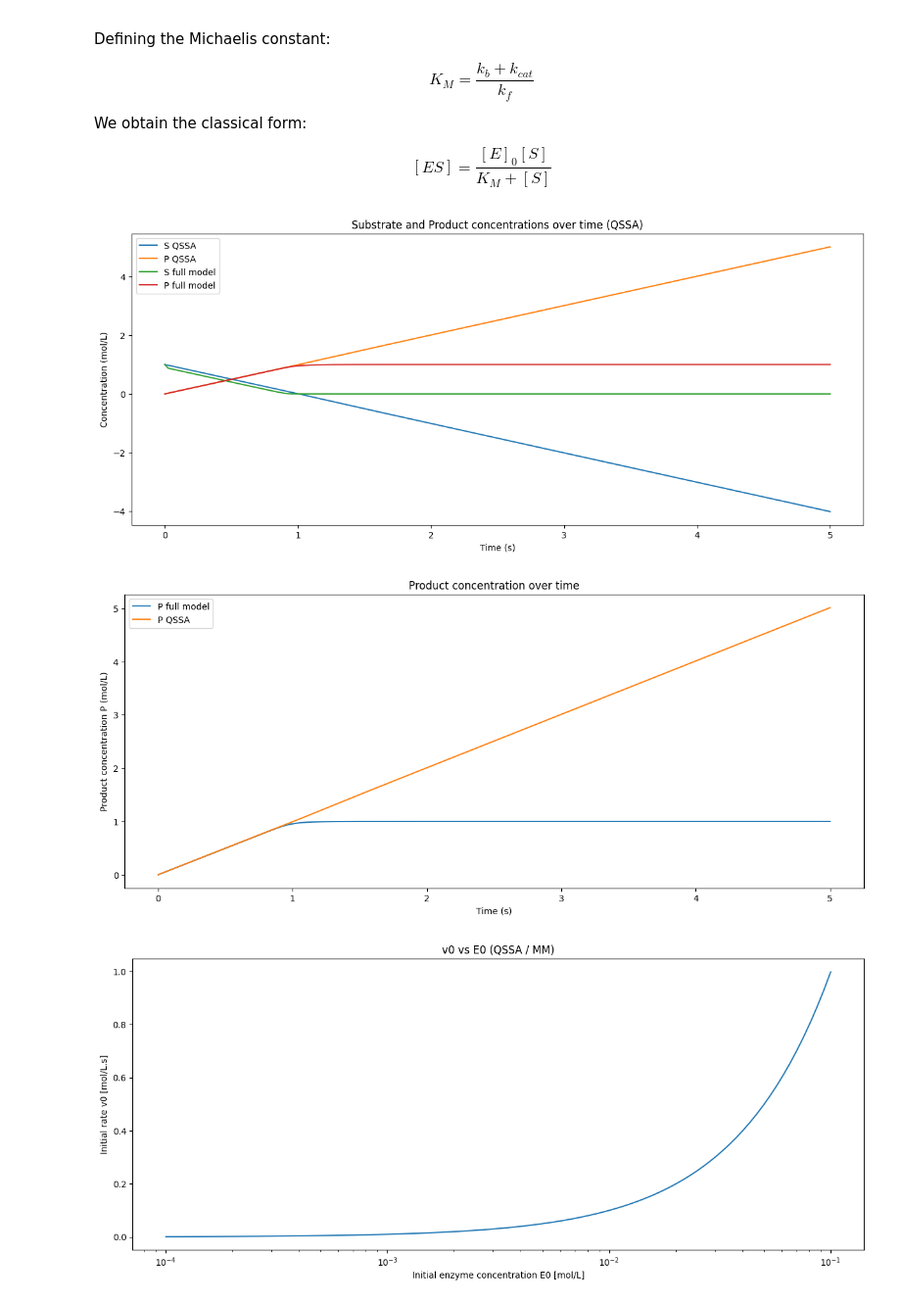
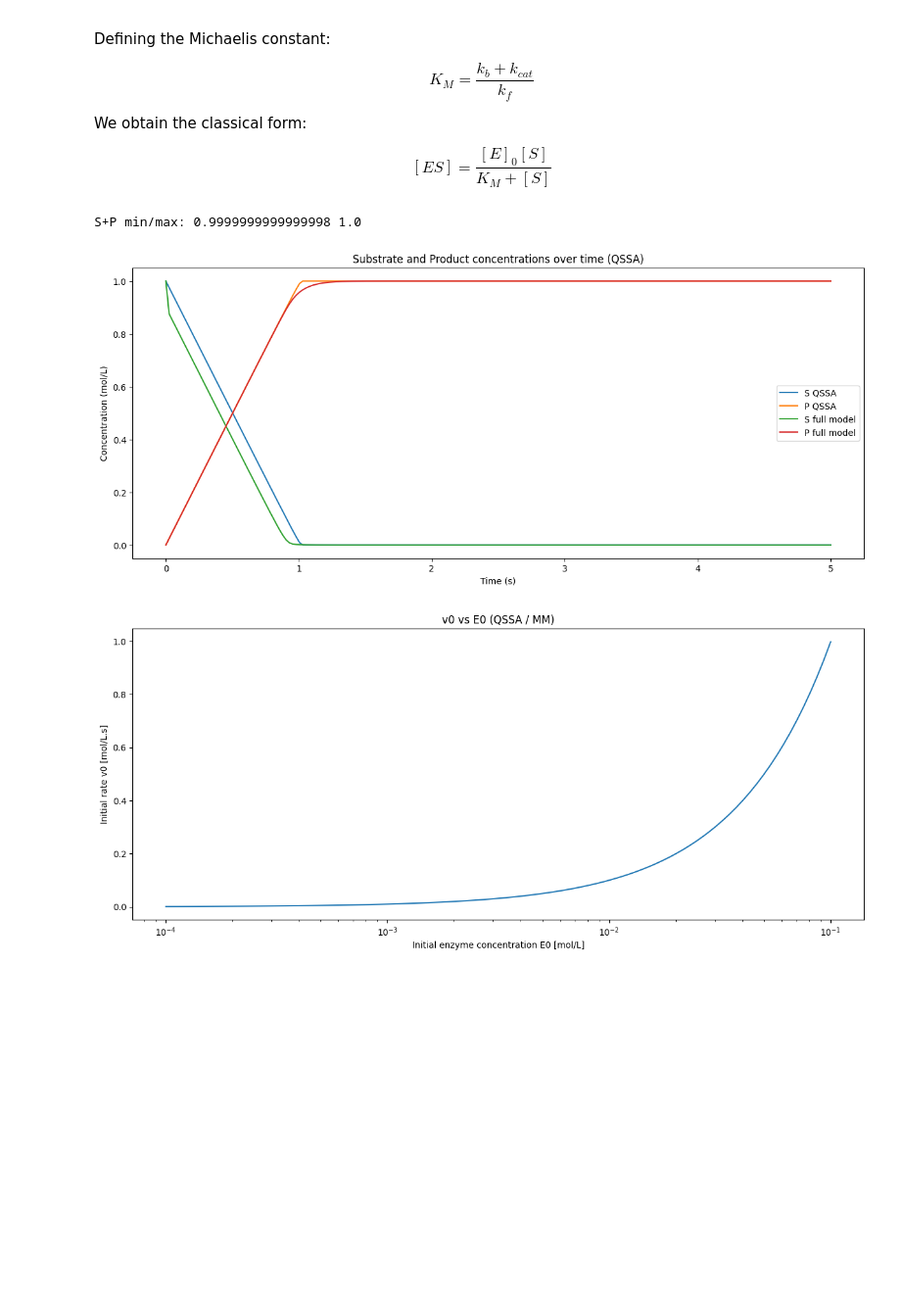
Before and after one commit to JacquesGrandjean/Bioreactor, a Jupyter notebook: Project 1/Exercice 1.ipynb, the cells around one changed output. Shown at 98% size. Cells and saved outputs as stored; diff of their text form; code cells hidden in the pictures; blank space fills up the shorter version.

```diff
--- a/Project 1/Exercice 1.ipynb
+++ b/Project 1/Exercice 1.ipynb
@@ -263,40 +263,46 @@ $$
 # %%
 #Exercice 1 d) Solve the ODE system with QSSA approximation
 
+#parameters
+kf = 1e4 #[L.mol-1.s-1]
+kb = 20 #[s-1]
+kcat = 10 #[s-1]
+
 #QSSA parameters
 Km = (kb + kcat) / kf
+
+#initial conditions
+E0 = 0.1 #[mol.L-1]
+S0 = 1 #[mol.L-1]
+ES0 = 0 #[mol.L-1]
+P0 = 0 #[mol.L-1]
 
 def qssa(t, y):
     S, P = y
     v = (kcat * E0 * S) / (Km + S)
     dSdt = -v
     dPdt = v
     return [dSdt, dPdt]
 
-solution_qssa = solve_ivp(qssa, t_span, [S0, P0], t_eval=t_eval, method='RK45')
+solution_qssa = solve_ivp(qssa, t_span, [S0, P0], t_eval=t_eval, method='BDF')
 S_qssa, P_qssa = solution_qssa.y
 t_qssa = solution_qssa.t
 
-#plotting the results
+#Conservation check
+SP_sum = S_qssa + P_qssa # This should give 1 as S0 = 1 [mol/L]
+print("S+P min/max:", SP_sum.min(), SP_sum.max())
+
+#Plotting the results
 plt.figure(figsize=(15, 6))
 plt.plot(t_qssa, S_qssa, t_qssa, P_qssa, t, S, t, P)
 plt.xlabel("Time (s)")
 plt.ylabel("Concentration (mol/L)")
 plt.title("Substrate and Product concentrations over time (QSSA)")
 plt.legend(["S QSSA", "P QSSA", "S full model", "P full model"])
 plt.show()
-
-
-plt.figure(figsize=(15, 6))
-plt.plot(t, P, t_qssa, P_qssa)
-plt.xlabel("Time (s)")
-plt.ylabel("Product concentration P (mol/L)")
-plt.title("Product concentration over time")
-plt.legend(["P full model", "P QSSA"])
-plt.show()
 # %% [output]
+S+P min/max: 0.9999999999999998 1.0
-[figure, old version]
+[figure, new version]
-[figure, removed]
 # %%
 #Exercice 1 e) Simulations under the QSSA approximation
 
```
